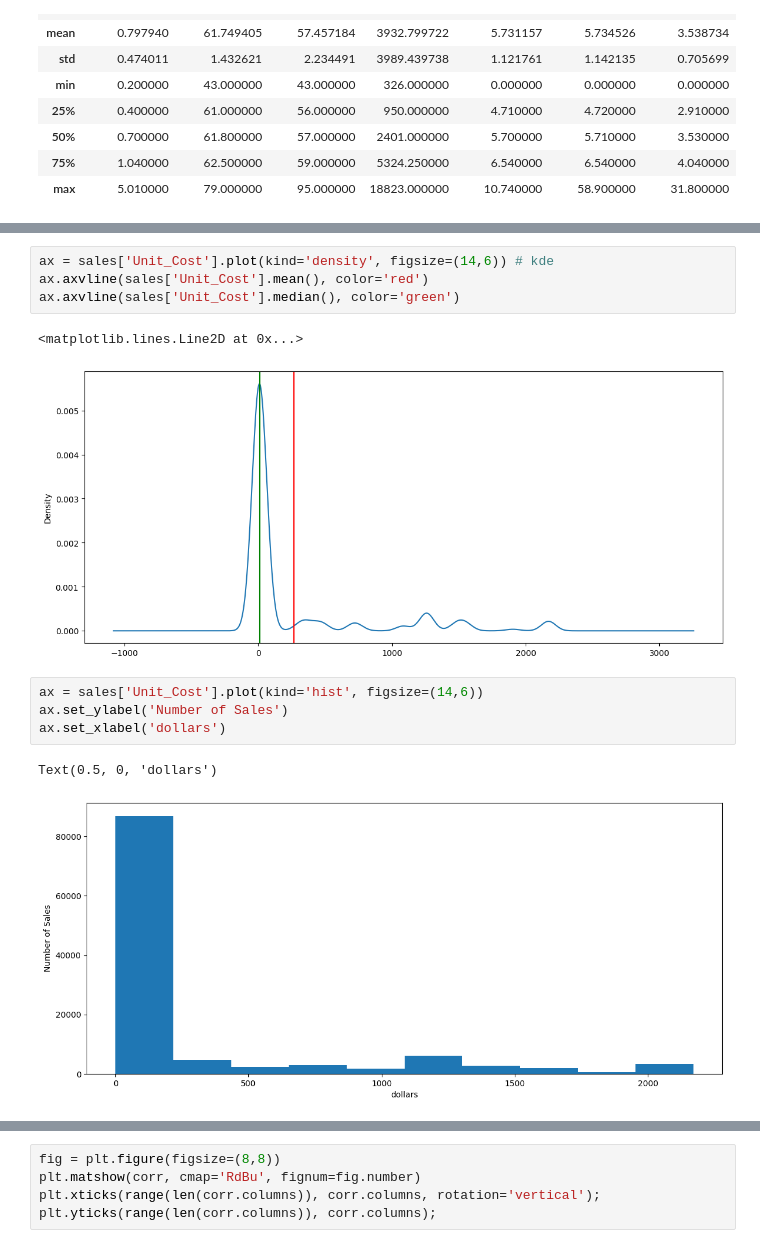
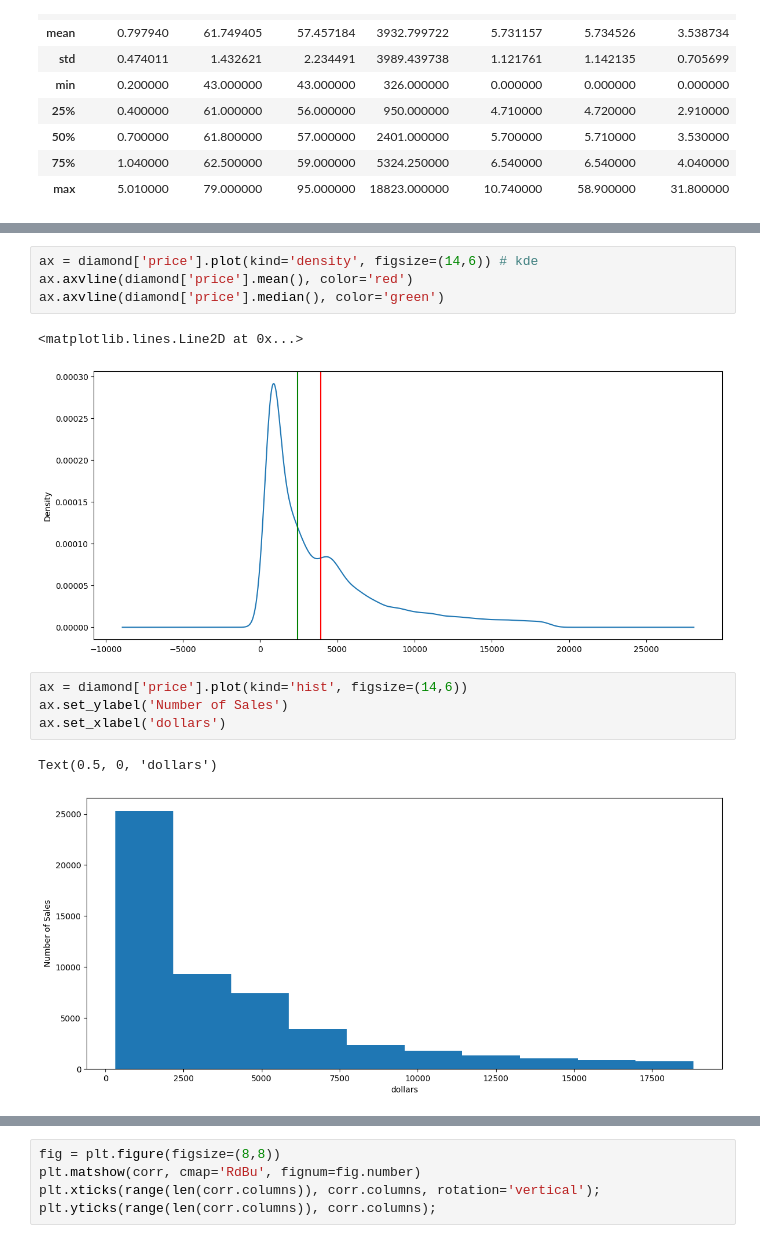
Before and after one commit to Ammar743/ML-Diamond, a Jupyter notebook: Clean_Data.ipynb, the cells around one changed output, grey strips where cells are left out. Saved outputs shown, nothing was run; the diff lists cells and outputs as text.

```diff
--- a/Clean_Data.ipynb
+++ b/Clean_Data.ipynb
@@ -116,17 +118,17 @@ sales['Unit_Cost'].plot(kind='density', figsize=(14,6)) # kde
 # %%
-ax = sales['Unit_Cost'].plot(kind='density', figsize=(14,6)) # kde
-ax.axvline(sales['Unit_Cost'].mean(), color='red')
-ax.axvline(sales['Unit_Cost'].median(), color='green')
+ax = diamond['price'].plot(kind='density', figsize=(14,6)) # kde
+ax.axvline(diamond['price'].mean(), color='red')
+ax.axvline(diamond['price'].median(), color='green')
 # %% [output]
 <matplotlib.lines.Line2D at 0x...>
-[figure, old version]
+[figure, new version]
 # %%
-ax = sales['Unit_Cost'].plot(kind='hist', figsize=(14,6))
+ax = diamond['price'].plot(kind='hist', figsize=(14,6))
 ax.set_ylabel('Number of Sales')
 ax.set_xlabel('dollars')
 # %% [output]
 Text(0.5, 0, 'dollars')
-[figure, old version]
+[figure, new version]
 # %% [markdown]
 ![green-divider](https://user-images.githubusercontent.com/7065401/52071924-c003ad80-2562-11e9-8297-1c6595f8a7ff.png)
 
```
Also changed, not shown: parts of 17 cells of this notebook.
